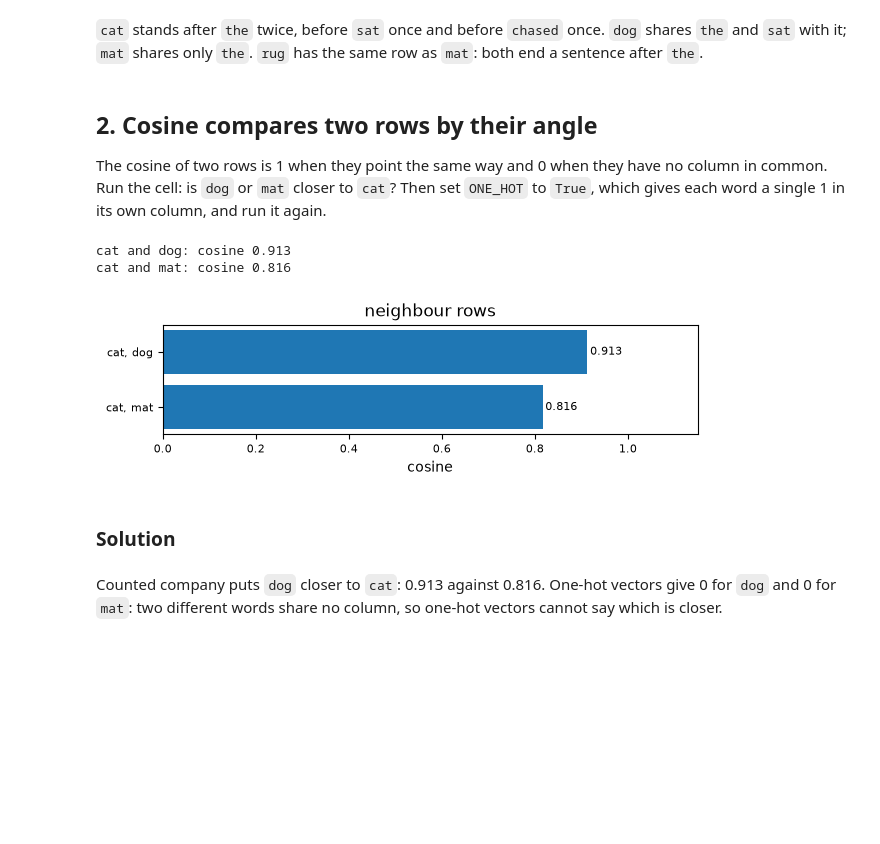
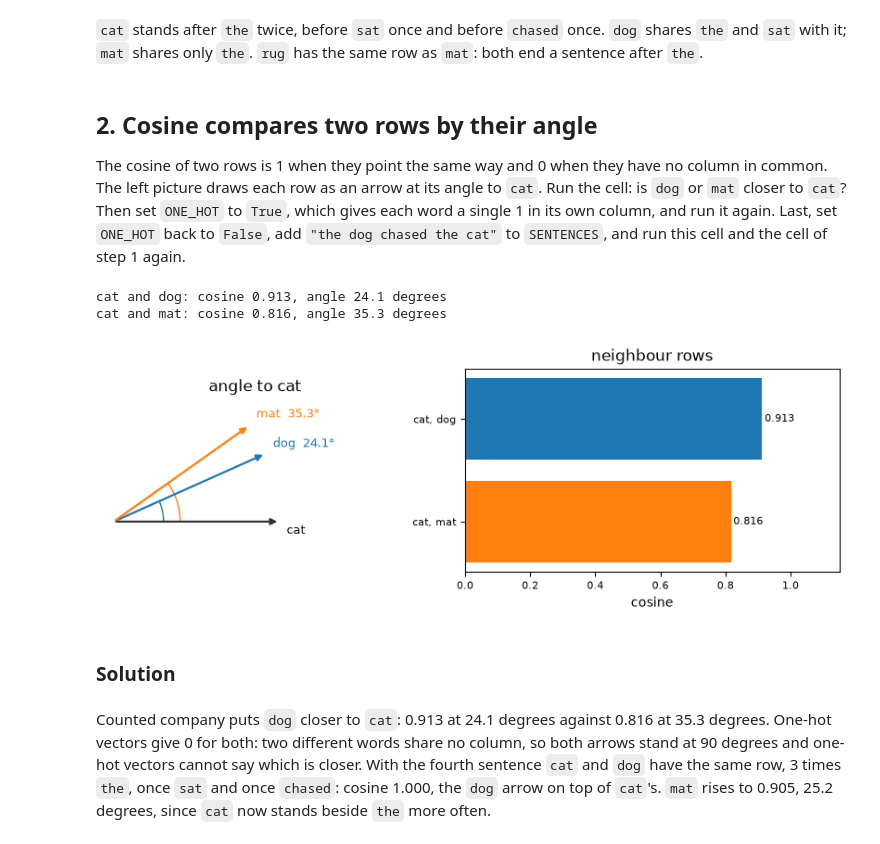
Before and after one commit to josterri/predicting-the-next-words-notebooks, a Jupyter notebook: ch04-short_workbook.ipynb, the cells around one changed output. Drawn from its saved outputs; the diff is of its cells as text; code cells hidden in the pictures; blank space fills up the shorter version.

```diff
--- a/ch04-short_workbook.ipynb
+++ b/ch04-short_workbook.ipynb
@@ -74,23 +108,32 @@ display(Markdown("`cat` stands after `the` twice, before `sat` once and before `
 ## 2. Cosine compares two rows by their angle
 
 The cosine of two rows is 1 when they point the same way and 0 when they have
-no column in common. Run the cell: is `dog` or `mat` closer to `cat`? Then set
-`ONE_HOT` to `True`, which gives each word a single 1 in its own column, and
-run it again.
+no column in common. The left picture draws each row as an arrow at its angle
+to `cat`. Run the cell: is `dog` or `mat` closer to `cat`? Then set `ONE_HOT`
+to `True`, which gives each word a single 1 in its own column, and run it
+again. Last, set `ONE_HOT` back to `False`, add `"the dog chased the cat"` to
+`SENTENCES`, and run this cell and the cell of step 1 again.
 # %%
+SENTENCES = ["the cat sat on the mat", "the dog sat on the rug", "the cat chased the dog"]
 PAIRS = [("cat", "dog"), ("cat", "mat")]
 ONE_HOT = False
 compare(PAIRS, ONE_HOT)
 # %% [output]
-cat and dog: cosine 0.913
-cat and mat: cosine 0.816
+cat and dog: cosine 0.913, angle 24.1 degrees
+cat and mat: cosine 0.816, angle 35.3 degrees
-[figure, old version]
+[figure, new version]
 # %% [markdown]
 ### Solution
 # %%
-dog, mat = cosine(row("cat"), row("dog")), cosine(row("cat"), row("mat"))
-display(Markdown(f"Counted company puts `dog` closer to `cat`: {dog:.3f} against {mat:.3f}. One-hot vectors give "
-                 f"{cosine(one_hot('cat'), one_hot('dog')):g} for `dog` and {cosine(one_hot('cat'), one_hot('mat')):g} for "
-                 "`mat`: two different words share no column, so one-hot vectors cannot say which is closer."))
+three = ["the cat sat on the mat", "the dog sat on the rug", "the cat chased the dog"]
+four = three + ["the dog chased the cat"]
+cos, deg = (lambda s, a, b: cosine(row(a, s), row(b, s))), (lambda v: np.degrees(np.arccos(min(v, 1))))
+dog, mat, dog4, mat4 = cos(three, "cat", "dog"), cos(three, "cat", "mat"), cos(four, "cat", "dog"), cos(four, "cat", "mat")
+display(Markdown(f"Counted company puts `dog` closer to `cat`: {dog:.3f} at {deg(dog):.1f} degrees against {mat:.3f} at "
+                 f"{deg(mat):.1f} degrees. One-hot vectors give {cosine(one_hot('cat'), one_hot('dog')):g} for both: two "
+                 "different words share no column, so both arrows stand at 90 degrees and one-hot vectors cannot say "
+                 f"which is closer. With the fourth sentence `cat` and `dog` have the same row, {row('cat', four)[WORDS.index('the')]:g} "
+                 f"times `the`, once `sat` and once `chased`: cosine {dog4:.3f}, the `dog` arrow on top of `cat`'s. "
+                 f"`mat` rises to {mat4:.3f}, {deg(mat4):.1f} degrees, since `cat` now stands beside `the` more often."))
 # %% [output]
-Counted company puts `dog` closer to `cat`: 0.913 against 0.816. One-hot vectors give 0 for `dog` and 0 for `mat`: two different words share no column, so one-hot vectors cannot say which is closer.
+Counted company puts `dog` closer to `cat`: 0.913 at 24.1 degrees against 0.816 at 35.3 degrees. One-hot vectors give 0 for both: two different words share no column, so both arrows stand at 90 degrees and one-hot vectors cannot say which is closer. With the fourth sentence `cat` and `dog` have the same row, 3 times `the`, once `sat` and once `chased`: cosine 1.000, the `dog` arrow on top of `cat`'s. `mat` rises to 0.905, 25.2 degrees, since `cat` now stands beside `the` more often.
```
Also changed, not shown: parts of 3 cells of this notebook.
